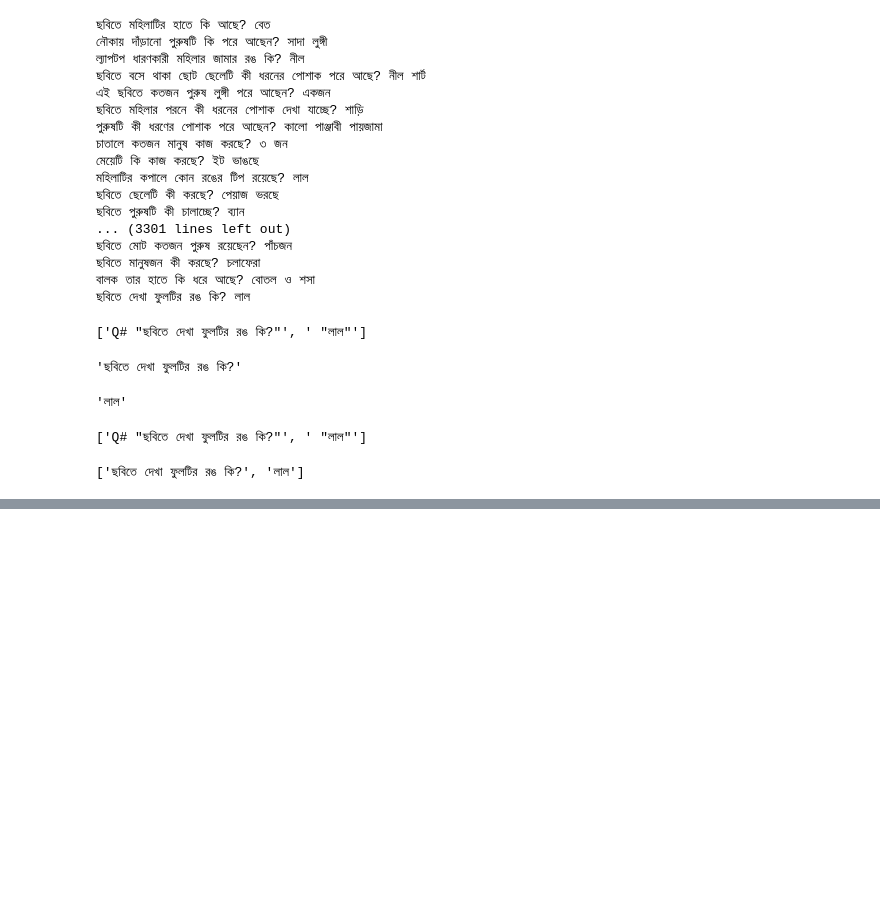
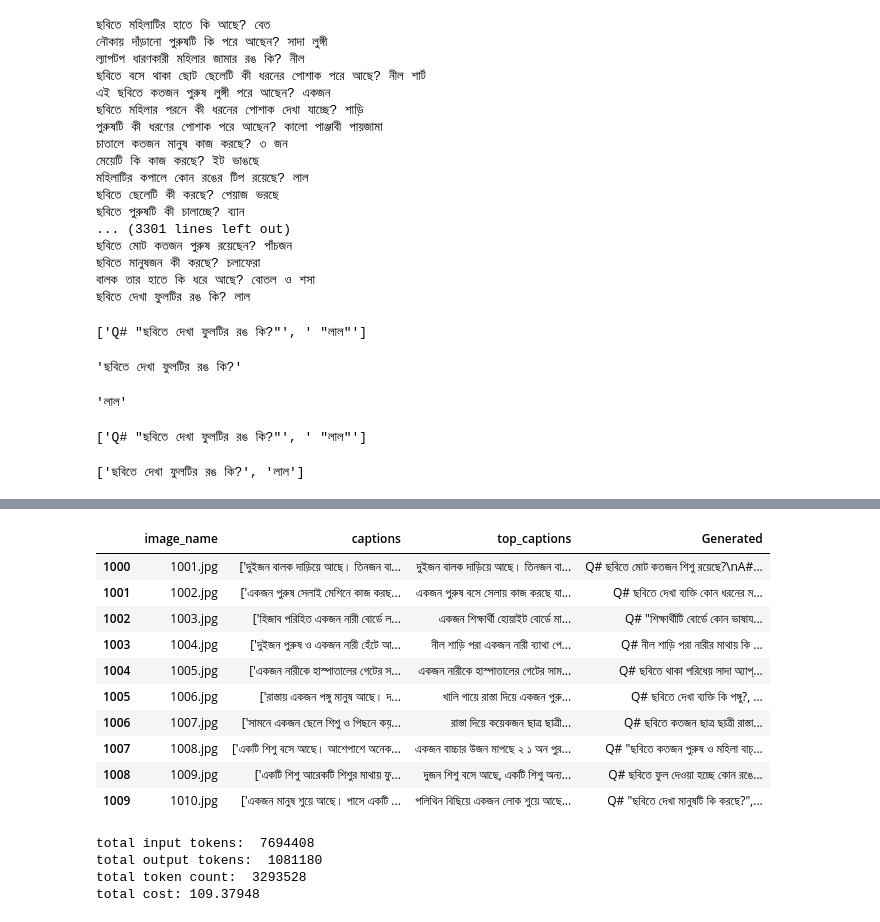
Before and after one commit to souroveskb/VQA, a Jupyter notebook: data_validation_chitron.ipynb, the cells around one changed output, grey strips where cells are left out. Saved outputs shown, nothing was run; the diff lists cells and outputs as text; code cells hidden in the pictures; blank space fills up the shorter version.

Commit message:
bnature

```diff
--- a/data_validation_chitron.ipynb
+++ b/data_validation_chitron.ipynb
@@ -325,0 +305,4 @@ split_qa_string(input_string)
+# %%
+df = pd.read_csv("dataset/bnature_generated.csv")
+# df.loc[:,'Generated'] = None
+df.head()
@@ -325,0 +328,3 @@ split_qa_string(input_string)
+# %%
+sliced_df = df[1705:2300]
+sliced_df.isna().sum()
@@ -325,0 +370,24 @@ split_qa_string(input_string)
+# %%
+sliced_df.head(10)
+# %% [output]
+|  | image_name | captions | top_captions | Generated |
+| 1000 | 1001.jpg | ['দুইজন বালক দাড়িয়ে আছে। তিনজন বা... | দুইজন বালক দাড়িয়ে আছে। তিনজন বা... | Q# ছবিতে মোট কতজন শিশু রয়েছে?\nA#... |
+| 1001 | 1002.jpg | ['একজন পুরুষ সেলাই মেশিনে কাজ করছ... | একজন পুরুষ বসে সেলায় কাজ করছে যা... | Q# ছবিতে দেখা ব্যক্তি কোন ধরনের ম... |
+| 1002 | 1003.jpg | ['হিজাব পরিহিত একজন নারী বোর্ডে ল... | একজন শিক্ষার্থী হোয়াইট বোর্ডে মা... | Q# "শিক্ষার্থীটি বোর্ডে কোন ভাষায... |
+| 1003 | 1004.jpg | ['দুইজন পুরুষ ও একজন নারী হেঁটে আ... | নীল শাড়ি পরা একজন নারী ব্যাথা পে... | Q# নীল শাড়ি পরা নারীর মাথায় কি ... |
+| 1004 | 1005.jpg | ['একজন নারীকে হাস্পাতালের গেটের স... | একজন নারীকে হাস্পাতালের গেটের সাম... | Q# ছবিতে থাকা পরিধেয় সাদা অ্যাপ্... |
+| 1005 | 1006.jpg | ['রাস্তায় একজন পঙ্গু মানুষ আছে। দ... | খালি গায়ে রাস্তা দিয়ে একজন পুরু... | Q# ছবিতে দেখা ব্যক্তি কি পঙ্গু?, ... |
+| 1006 | 1007.jpg | ['সামনে একজন ছেলে শিশু ও পিছনে কয়... | রাস্তা দিয়ে কয়েকজন ছাত্র ছাত্রী... | Q# ছবিতে কতজন ছাত্র ছাত্রী রাস্তা... |
+| 1007 | 1008.jpg | ['একটি শিশু বসে আছে। আশেপাশে অনেক... | একজন বাচ্চার উজন মাপছে ২ ১ অন পুর... | Q# "ছবিতে কতজন পুরুষ ও মহিলা বাচ্... |
+| 1008 | 1009.jpg | ['একটি শিশু আরেকটি শিশুর মাথায় ফু... | দুজন শিশু বসে আছে, একটি শিশু অন্য... | Q# ছবিতে ফুল দেওয়া হচ্ছে কোন রঙে... |
+| 1009 | 1010.jpg | ['একজন মানুষ শুয়ে আছে। পাসে একটি ... | পলিথিন বিছিয়ে একজন লোক শুয়ে আছে... | Q# "ছবিতে দেখা মানুষটি কি করছে?",... |
+# %%
+print("total input tokens: ", total_input_tokens)
+print("total output tokens: ", total_output_tokens)
+print("total token count: " , total_tokens)
+print(f"total cost: {total_input_tokens * 1e-5 + total_output_tokens * 3e-5}")
+# %% [output]
+total input tokens:  7694408
+total output tokens:  1081180
+total token count:  3293528
+total cost: 109.37948
```
Also changed, not shown: parts of 29 cells of this notebook, 2 other files.
